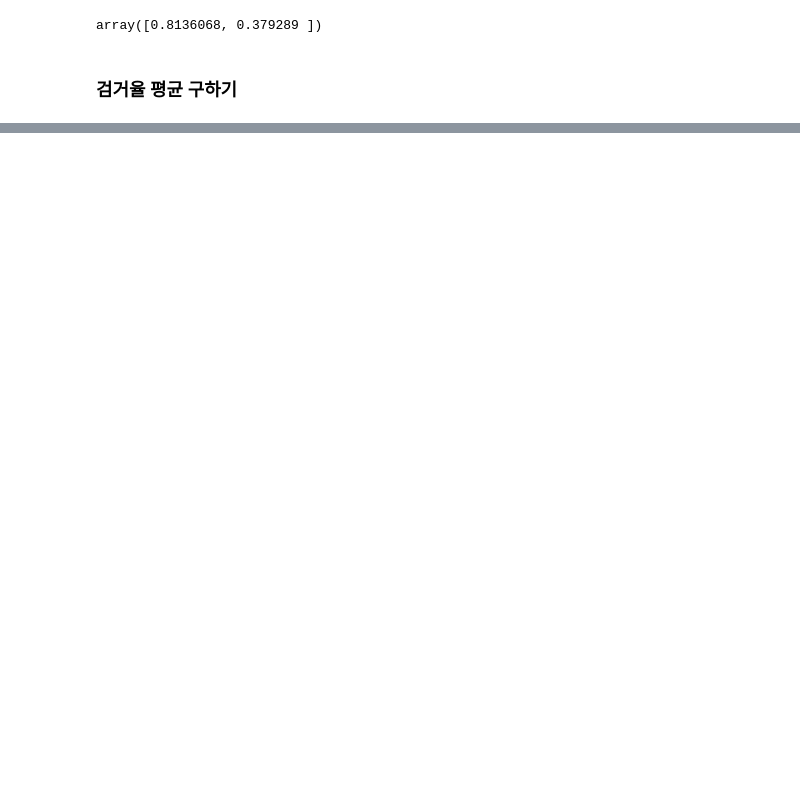
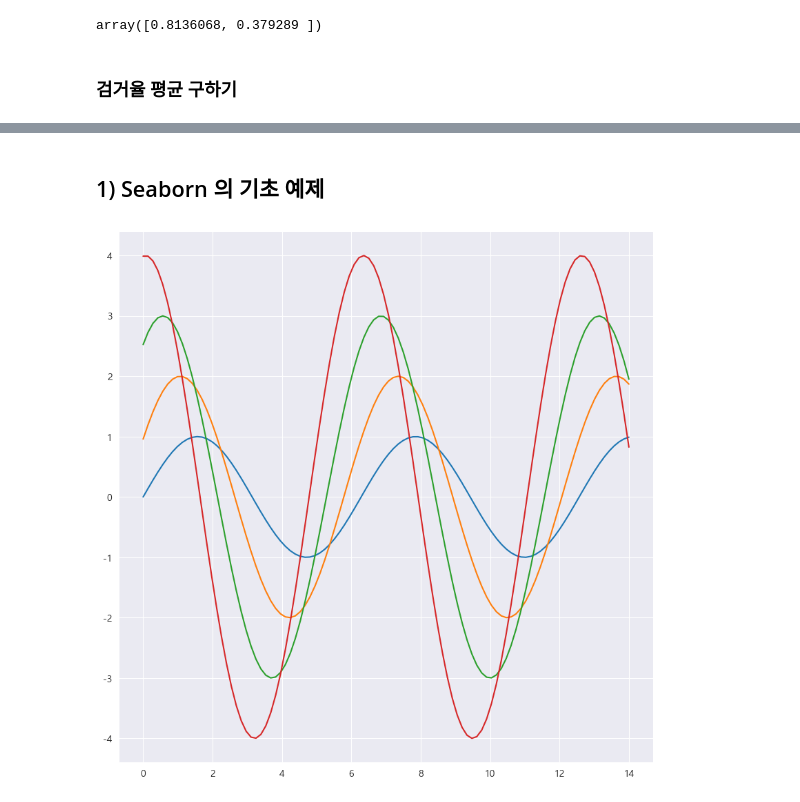
Before and after one commit to instar94/ml_tutorial, a Jupyter notebook: 04.EDA/ds_study/code/02.Seoul_Crime/02.Seoul_Crime.ipynb, the cells around one changed output, grey strips where cells are left out. Saved outputs shown, nothing was run; the diff lists cells and outputs as text; code cells hidden in the pictures; blank space fills up the shorter version.

Commit message:
2025-05-30 seaborn 예제 학습

```diff
--- a/04.EDA/ds_study/code/02.Seoul_Crime/02.Seoul_Crime.ipynb
+++ b/04.EDA/ds_study/code/02.Seoul_Crime/02.Seoul_Crime.ipynb
@@ -818,0 +827,27 @@ crime_anal_norm.head()
+# %%
+import matplotlib.pyplot as plt
+import seaborn as sns
+from matplotlib import rc
+
+### 마이너스로 인한 한글 깨짐 방지
+plt.rcParams["axes.unicode_minus"] = False
+# 윈도우 한글 폰트
+rc("font", family="Malgun Gothic")
+#%matplotlib inline
+get_ipython().run_line_magic('matplotlib', 'inline')
+# %% [markdown]
+## 1) Seaborn 의 기초 예제
+# %%
+### 넘파이로 데이터 생성
+x=np.linspace(0, 14, 100)
+y1 = np.sin(x)
+y2 = 2* np.sin(x+0.5)
+y3 = 3* np.sin(x+1.0)
+y4 = 4* np.sin(x+1.5)
+
+### 데이터 시각화
+plt.figure(figsize=(10,10))
+plt.plot(x, y1, x, y2, x, y3, x, y4)
+plt.show()
+# %% [output]
+[figure, added]
```
Also changed, not shown: parts of 57 cells of this notebook.
